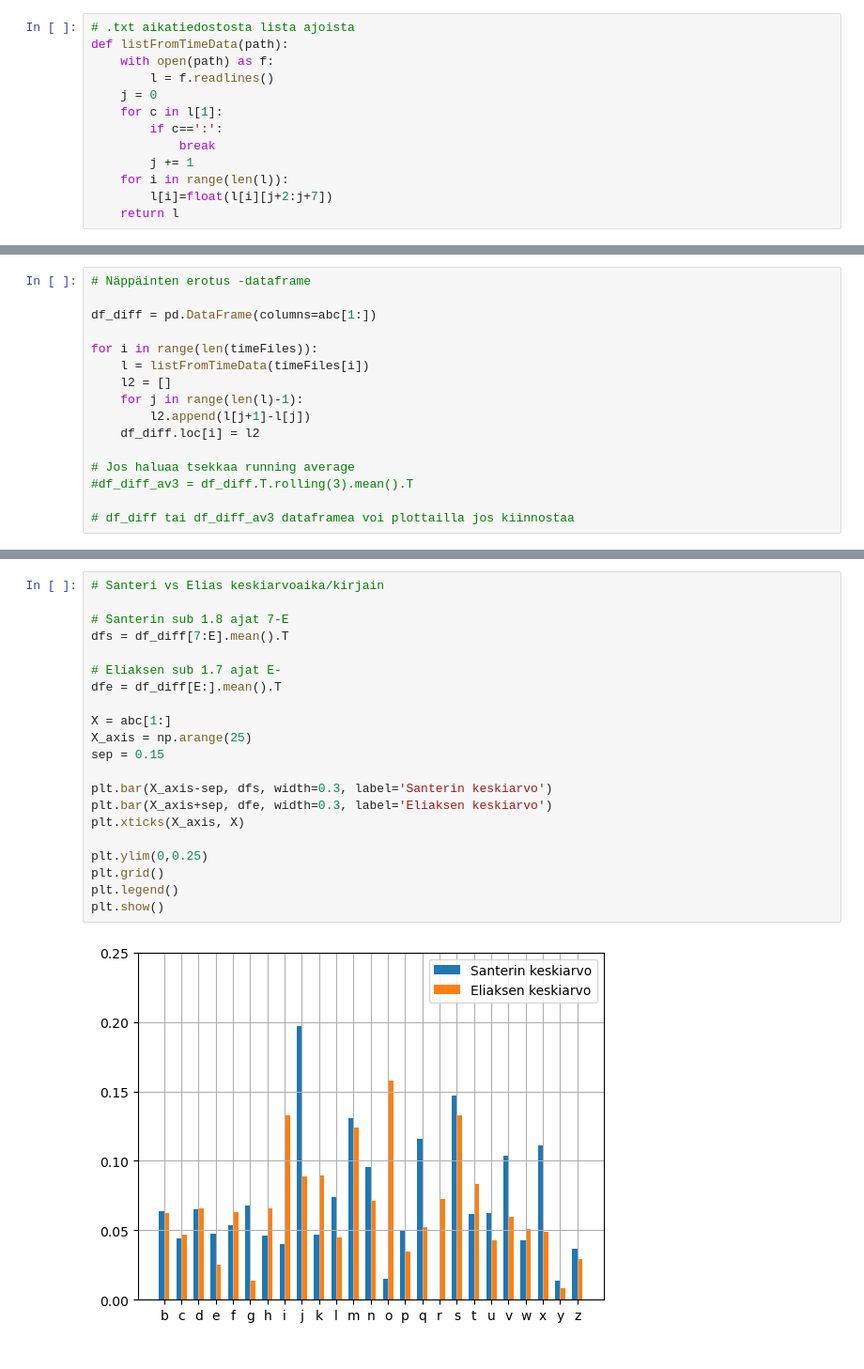
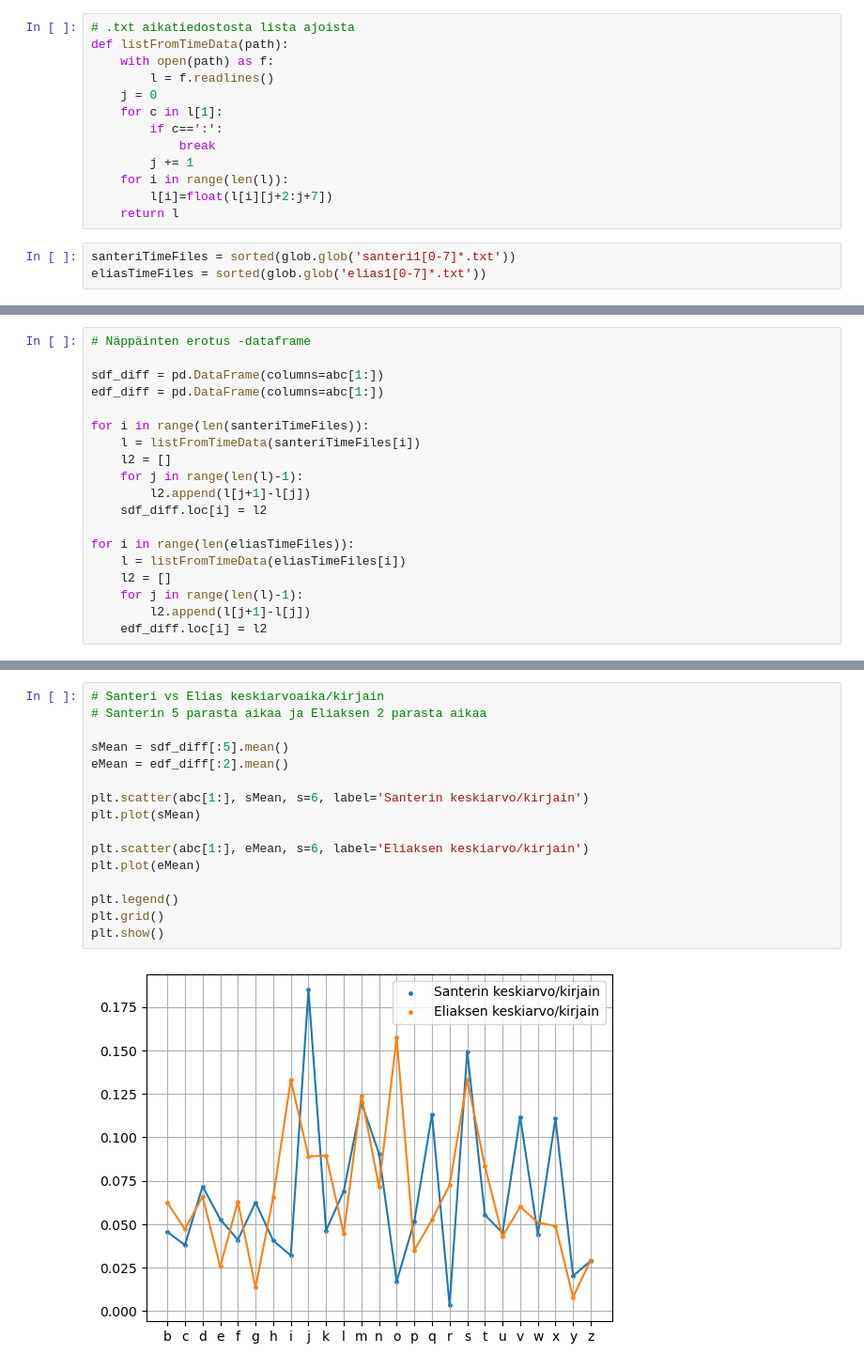
Before and after one commit to sansalv/abc-analyysi, a Jupyter notebook: abc_analyysi.ipynb, the cells around one changed output, grey strips where cells are left out. Shown at 94% size. Cells and saved outputs as stored; diff of their text form.

```diff
--- a/abc_analyysi.ipynb
+++ b/abc_analyysi.ipynb
@@ -19,4 +21,7 @@ def listFromTimeData(path):
     for i in range(len(l)):
         l[i]=float(l[i][j+2:j+7])
     return l
+# %%
+santeriTimeFiles = sorted(glob.glob('santeri1[0-7]*.txt'))
+eliasTimeFiles = sorted(glob.glob('elias1[0-7]*.txt'))
 # %%
@@ -84,16 +80,19 @@ plt.show()
 # %%
 # Näppäinten erotus -dataframe
 
-df_diff = pd.DataFrame(columns=abc[1:])
+sdf_diff = pd.DataFrame(columns=abc[1:])
+edf_diff = pd.DataFrame(columns=abc[1:])
 
-for i in range(len(timeFiles)):
-    l = listFromTimeData(timeFiles[i])
+for i in range(len(santeriTimeFiles)):
+    l = listFromTimeData(santeriTimeFiles[i])
     l2 = []
     for j in range(len(l)-1):
         l2.append(l[j+1]-l[j])
-    df_diff.loc[i] = l2
+    sdf_diff.loc[i] = l2
 
-# Jos haluaa tsekkaa running average
-#df_diff_av3 = df_diff.T.rolling(3).mean().T
-
-# df_diff tai df_diff_av3 dataframea voi plottailla jos kiinnostaa
+for i in range(len(eliasTimeFiles)):
+    l = listFromTimeData(eliasTimeFiles[i])
+    l2 = []
+    for j in range(len(l)-1):
+        l2.append(l[j+1]-l[j])
+    edf_diff.loc[i] = l2
@@ -100,23 +110,18 @@ for i in range(len(timeFiles)):
 # %%
 # Santeri vs Elias keskiarvoaika/kirjain
+# Santerin 5 parasta aikaa ja Eliaksen 2 parasta aikaa
 
-# Santerin sub 1.8 ajat 7-E
-dfs = df_diff[7:E].mean().T
+sMean = sdf_diff[:5].mean()
+eMean = edf_diff[:2].mean()
 
-# Eliaksen sub 1.7 ajat E-
-dfe = df_diff[E:].mean().T
+plt.scatter(abc[1:], sMean, s=6, label='Santerin keskiarvo/kirjain')
+plt.plot(sMean)
 
-X = abc[1:]
-X_axis = np.arange(25)
-sep = 0.15
+plt.scatter(abc[1:], eMean, s=6, label='Eliaksen keskiarvo/kirjain')
+plt.plot(eMean)
 
-plt.bar(X_axis-sep, dfs, width=0.3, label='Santerin keskiarvo')
-plt.bar(X_axis+sep, dfe, width=0.3, label='Eliaksen keskiarvo')
-plt.xticks(X_axis, X)
-
-plt.ylim(0,0.25)
+plt.legend()
 plt.grid()
-plt.legend()
 plt.show()
 # %% [output]
-[figure, old version]
+[figure, new version]
```
Also changed, not shown: parts of 9 cells of this notebook, 13 other files.
